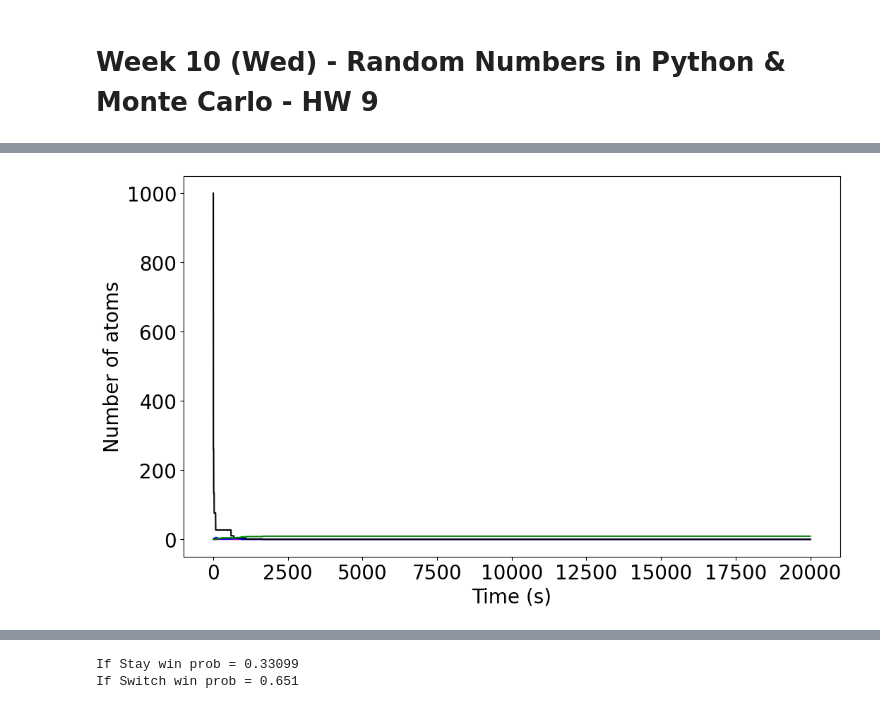
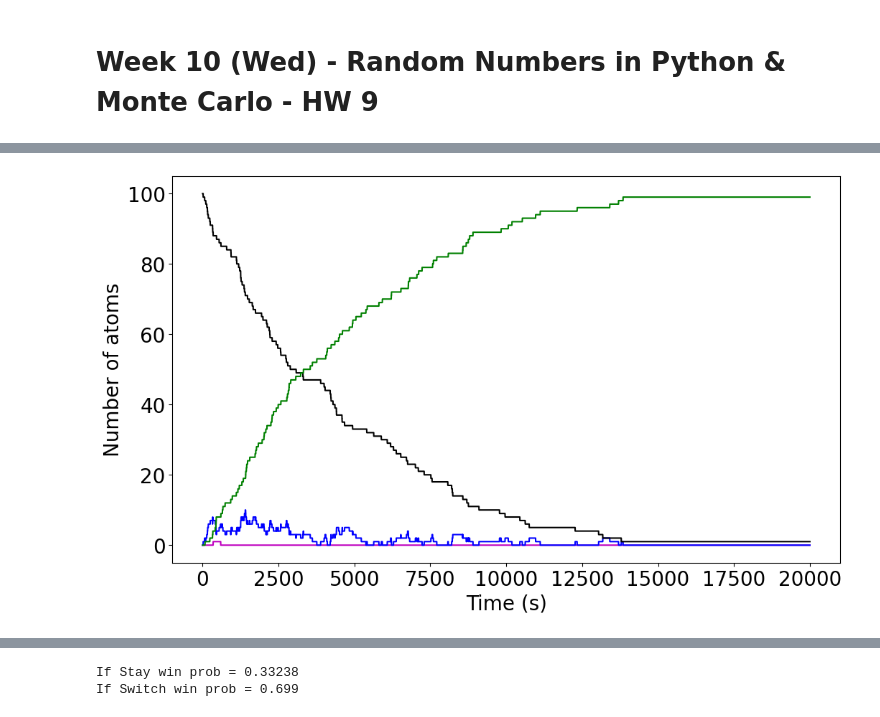
Before and after one commit to Jacobcellis03/PHYS_20323, a Jupyter notebook: Ellis_J_25_HW9.ipynb, the cells around one changed output, grey strips where cells are left out. Cells and saved outputs as stored; diff of their text form; code cells hidden in the pictures.

```diff
--- a/Ellis_J_25_HW9.ipynb
+++ b/Ellis_J_25_HW9.ipynb
@@ -33,7 +33,7 @@ from numpy import arange
 from pylab import plot,xlabel,ylabel,show
 
 # Constants
-NBi213 = 1000
+NBi213 = 100
 
 NTl = 0
 NPb = 0
@@ -69,38 +69,39 @@ for t in tpoints:
             decay_Bi213 += 1
             if np.random.random() > .0209:
                 NPb += decay_Bi213
+                NBi213 -= decay_Bi213
             else:
                 NTl += decay_Bi213
-        NBi213 -= decay_Bi213
+                NBi213 -= decay_Bi213
     for a in range(NTl):
         if np.random.random() < p_Tl:
             decay_Tl+= 1
     NTl -= decay_Tl
     NPb += decay_Tl
     for q in range(NPb):
         if np.random.random() < p_Pb:
             decay_Pb += 1
     NPb -= decay_Pb
     NBi209 += decay_Pb
 
 # Make the graph
 fig = plt.figure(figsize=(12,7))
 ax = fig.add_subplot(111)
 ax.plot(tpoints,Tlpoints, c='m') # plot Tl vs. time
 ax.plot(tpoints,Pbpoints, c='b')
 ax.plot(tpoints,Bi213points, c='k')
 ax.plot(tpoints,Bi209points, c='g')
 # add the labels
 ax.set_xlabel("Time (s)",size=20)   # allows LaTeX style formating
 ax.set_ylabel("Number of atoms",size=20)   # allows LaTeX style formating
 
 # increase the size of the numbers on the axes
 ax.xaxis.set_tick_params(labelsize=20)
 
 ax.yaxis.set_tick_params(labelsize=20)
 plt.show()
 # %% [output]
-[figure, old version]
+[figure, new version]
 # %% [markdown]
 ## 2) Lets Make a Deal
 Monte Carlo methods are often useful to ensure that our thinking is reasonable. A good
@@ -154,5 +155,5 @@ for i in range(Games):
         Win +=1
 print("If Switch win prob = "+str(Win/Games))
 # %% [output]
-If Stay win prob = 0.33099
-If Switch win prob = 0.651
+If Stay win prob = 0.33238
+If Switch win prob = 0.699
```
